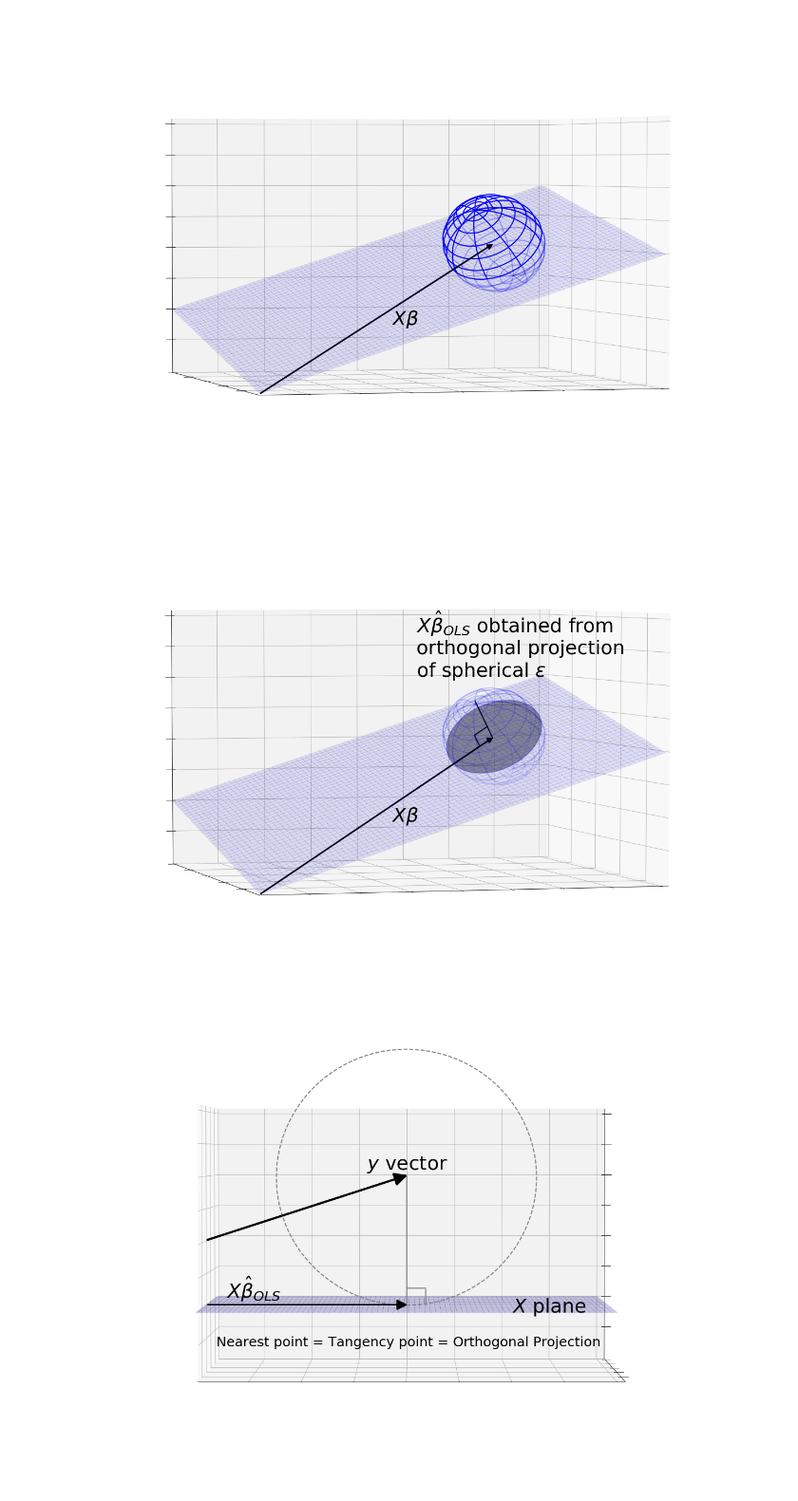
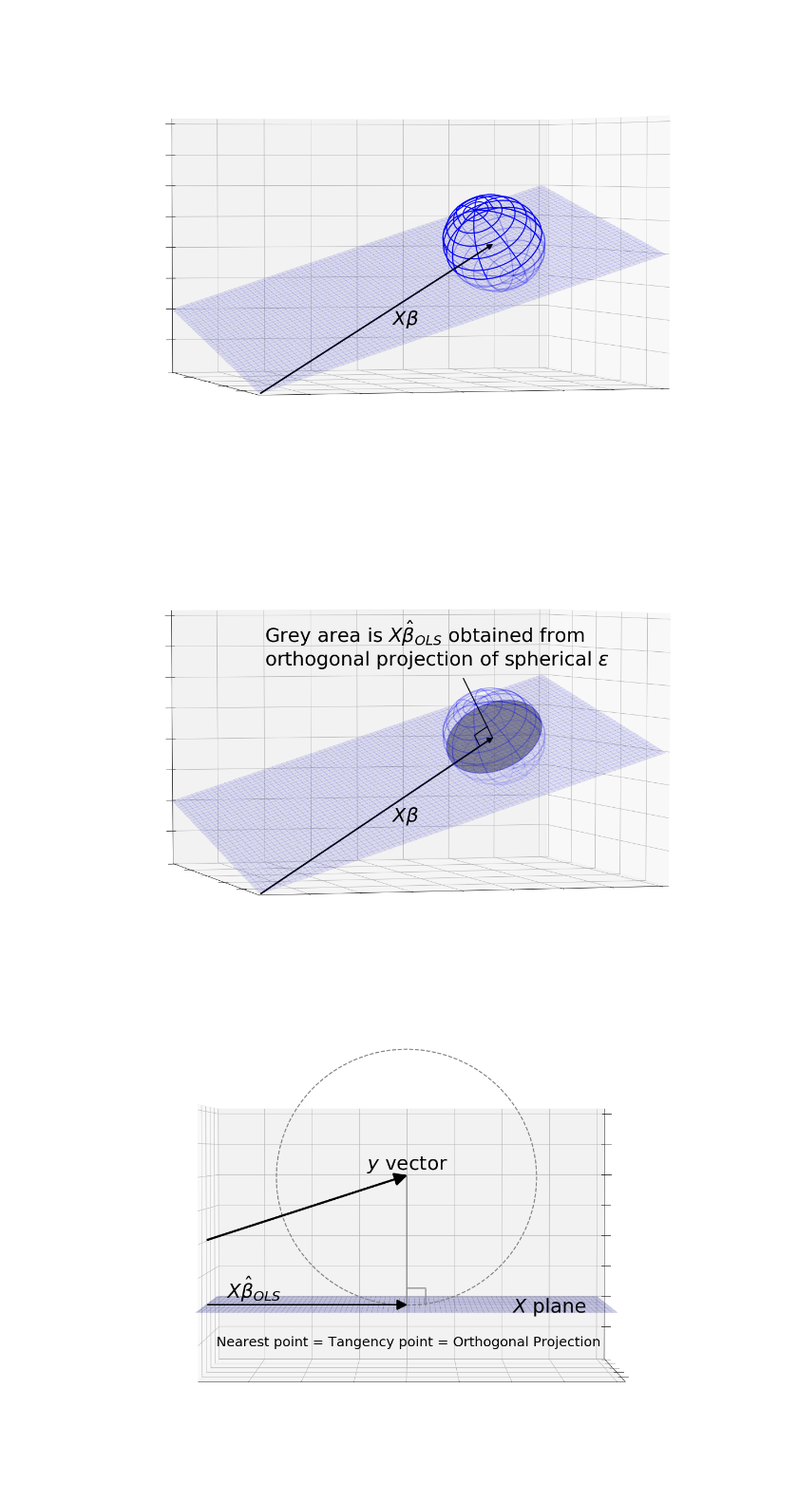
Before and after one commit to zichongkao/socraticregression, a Jupyter notebook: _site/Untitled.ipynb, the cells around one changed output. Shown at 95% size. Cells and saved outputs as stored; diff of their text form; code cells hidden in the pictures.

```diff
--- a/_site/Untitled.ipynb
+++ b/_site/Untitled.ipynb
@@ -269,40 +269,40 @@ sx = 15 + 2.5 *   mxyz[0].reshape(60,60)
 sy =  6 + 0.8 *   mxyz[1].reshape(60,60)
 sz = 21 + 10.5 *  mxyz[2].reshape(60,60)
 dd.ax.plot_surface(sx, sy, sz, alpha=0.4, color='k',
                rstride=7, cstride=10, linewidth=2, zorder=1)
-dd.ax.text(12, 8, 30, r"$X\hat{\beta}_{OLS}$ obtained from" + "\northogonal projection\n" + r"of spherical $\epsilon$",
+dd.ax.text(4, 8, 32, r"Grey area is $X\hat{\beta}_{OLS}$ obtained from" + "\northogonal projection " + r"of spherical $\epsilon$",
            color='k', size=bigtext)
 
 nx= np.outer(np.cos(u), np.sin(v))
 ny= np.outer(np.sin(u), np.sin(v))
 nz= np.outer(np.ones(np.size(u)), np.cos(v))
 txyz = np.matmul(toprot, np.vstack([nx.reshape(-1), ny.reshape(-1), nz.reshape(-1)]))
 tx = 15 + 2.5 *   txyz[0].reshape(60,60)
 ty =  6 + 0.8 *   txyz[1].reshape(60,60)
 tz = 21 + 10.5 *   txyz[2].reshape(60,60)
-dd.ax.plot_wireframe(tx, ty, tz, alpha=0.2, color='b',
+dd.ax.plot_wireframe(tx, ty, tz, alpha=0.3, color='b',
                rstride=7, cstride=10, linewidth=2, zorder=1)
 
 bxyz = np.matmul(botrot, np.vstack([nx.reshape(-1), ny.reshape(-1), nz.reshape(-1)]))
 bx = 15 + 2.5 *   bxyz[0].reshape(60,60)
 by =  6 + 0.8 *  bxyz[1].reshape(60,60)
 bz = 21 + 10.5 *   bxyz[2].reshape(60,60)
 dd.ax.plot_wireframe(bx, by, bz, alpha=0.1, color='b',
                rstride=7, cstride=10, linewidth=2, zorder=0)
 
-c = Arrow3D([12.2, 15], [3, 6.1], [27.5, 20.6], lw=2, arrowstyle='-')
-dd.ax.add_artist(c)
+c = Arrow3D([11.6, 15], [3, 6.1], [31, 20.6], lw=2, arrowstyle='-')
+dd.ax.add_artist(c) # back
 
 c = Arrow3D([14.1, 15.4], [6.3, 7.2], [21.1, 22.4], lw=2, arrowstyle='-')
-dd.ax.add_artist(c)
+dd.ax.add_artist(c) # seat
 
 c = Arrow3D([14.1, 14.0], [6.3, 5.6], [21.3, 19.6], lw=2, arrowstyle='-')
-dd.ax.add_artist(c)
+dd.ax.add_artist(c) # leg
 
 dd.fig.savefig(fname="img/sphereols.png", pad_inches=0, bbox_inches='tight')
 plt.show()
 # %% [output]
-[figure, old version]
+[figure, new version]
 # %%
 def g(x, y):
     return [10] * len(x)
```
Also changed, not shown: 2 other files.
